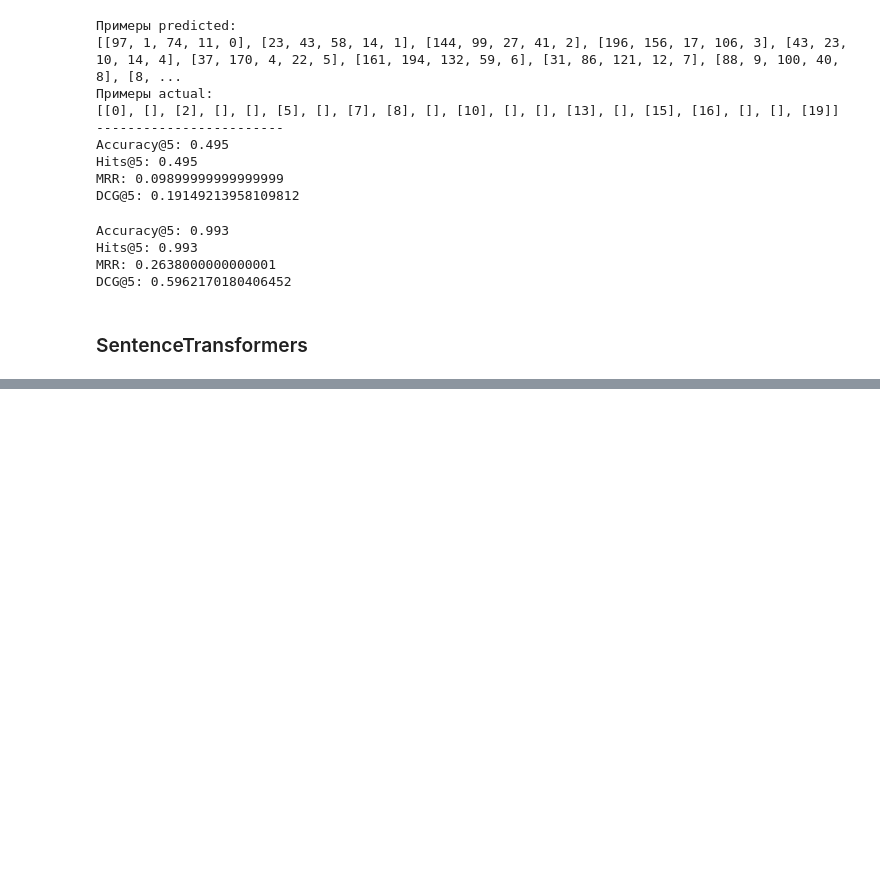
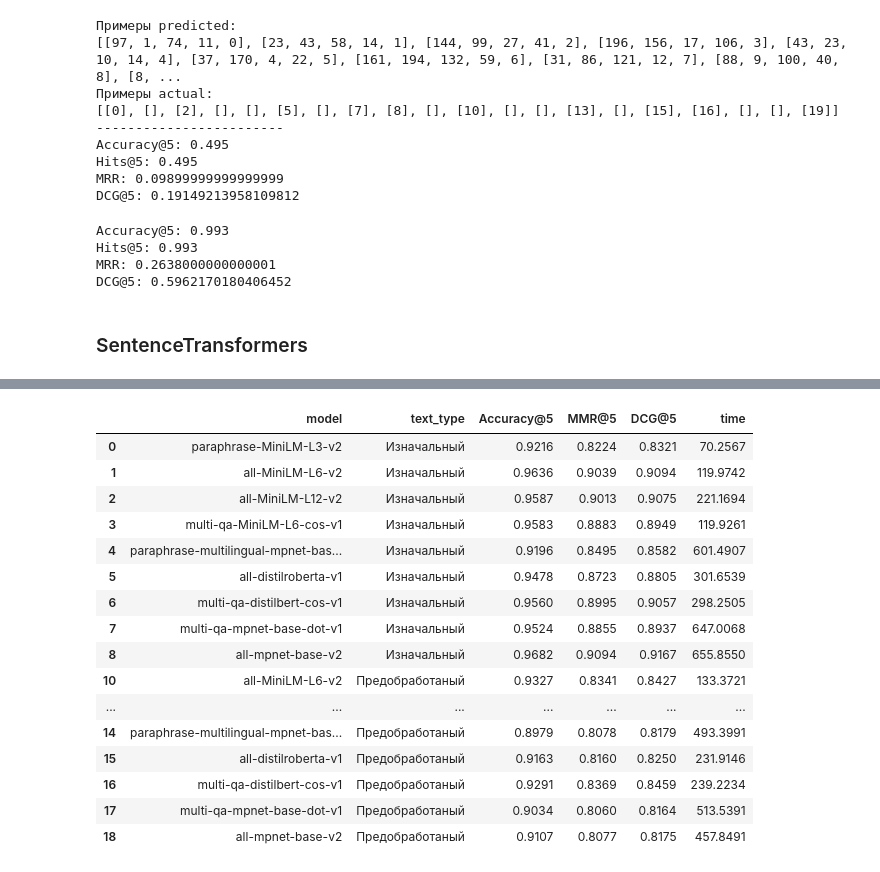
Before and after one commit to FedorSafonov/Medical-QA--MLE-, a Jupyter notebook: project.ipynb, the cells around one changed output, grey strips where cells are left out. Drawn from its saved outputs; the diff is of its cells as text; code cells hidden in the pictures; blank space fills up the shorter version.

```diff
--- a/project.ipynb
+++ b/project.ipynb
@@ -222,4 +225,4 @@ try:
     train_df = pd.read_csv('prep_train.csv')
 except:
     train_df = preprocess_dataframe(train_df)
-    train_df.to_csv('prep_train.csv', index=drop)
+    train_df.to_csv('prep_train.csv', index=False)
@@ -895,0 +823,2 @@ Wall time: 5min 57s
+# %%
+accuracy, mrr, dcg = evaluate_SentenceTransformer('all-MiniLM-L6-v2', train_df)
@@ -895,0 +841,2 @@ Wall time: 5min 57s
+# %%
+metrics = metrics.dropna()
@@ -895,0 +854,87 @@ Wall time: 5min 57s
+# %%
+def colorize_metrics_df(df):
+    return (df.sort_values('DCG@5', ascending=0)
+            .reset_index(drop=True)
+            .style
+            .set_caption("Метрики моделей SentenceTransformer")
+            .format("{:.2%}",subset=metrics_cols)
+            .format(precision=2,subset=['time'])
+            .background_gradient(cmap='summer',subset=metrics_cols)
+            .background_gradient(cmap='summer_r',subset=['time']))
+# %%
+%%time
+%%chime
+
+model_names = [ 'all-MiniLM-L6-v2',
+                'paraphrase-MiniLM-L3-v2',
+                'all-MiniLM-L12-v2',
+                'multi-qa-MiniLM-L6-cos-v1',
+                'paraphrase-multilingual-mpnet-base-v2',
+                'all-distilroberta-v1',
+                'multi-qa-distilbert-cos-v1',
+                'multi-qa-mpnet-base-dot-v1',
+                'all-mpnet-base-v2'
+                ]
+metrics_cols = ['Accuracy@5','MMR@5','DCG@5']
+
+try:
+    metrics = metrics.dropna()
+    counter = metrics.shape[0]+1
+except:
+    metrics = None
+    counter = 0
+
+
+for text_type in ['Изначальный', 'Предобработаный']:
+    for model_name in model_names:
+
+        if metrics is None:
+            metrics = pd.DataFrame(columns=['model','text_type'])
+
+        if (metrics.shape[0] == 0 or
+            model_name+text_type not in (metrics.model + metrics.text_type).to_list()):
+
+            metrics.loc[counter,'model'] = model_name
+            metrics.loc[counter,'text_type'] = text_type
+
+            if text_type == 'Изначальный':
+                text_cols=['question_1', 'question_2']
+            else:
+                text_cols=['processed_question_1','processed_question_2']
+
+            start = time.time()
+            accuracy, mrr, dcg = evaluate_SentenceTransformer(model_name, train_df, text_cols)
+            end = time.time()
+
+            metrics.loc[counter,'Accuracy@5'] = round(accuracy, 4)
+            metrics.loc[counter,'MMR@5'] = round(mrr, 4)
+            metrics.loc[counter,'DCG@5'] = round(dcg, 4)
+            metrics.loc[counter,'time'] = round(end-start, 4)
+
+            counter +=1
+
+            metrics_colored = colorize_metrics_df(metrics)
+
+            display(metrics_colored, clear = True)
+
+        else:
+            pass
+display(metrics, clear = True)
+# %% [output]
+|  | model | text_type | Accuracy@5 | MMR@5 | DCG@5 | time |
+| 0 | paraphrase-MiniLM-L3-v2 | Изначальный | 0.9216 | 0.8224 | 0.8321 | 70.2567 |
+| 1 | all-MiniLM-L6-v2 | Изначальный | 0.9636 | 0.9039 | 0.9094 | 119.9742 |
+| 2 | all-MiniLM-L12-v2 | Изначальный | 0.9587 | 0.9013 | 0.9075 | 221.1694 |
+| 3 | multi-qa-MiniLM-L6-cos-v1 | Изначальный | 0.9583 | 0.8883 | 0.8949 | 119.9261 |
+| 4 | paraphrase-multilingual-mpnet-bas... | Изначальный | 0.9196 | 0.8495 | 0.8582 | 601.4907 |
+| 5 | all-distilroberta-v1 | Изначальный | 0.9478 | 0.8723 | 0.8805 | 301.6539 |
+| 6 | multi-qa-distilbert-cos-v1 | Изначальный | 0.9560 | 0.8995 | 0.9057 | 298.2505 |
+| 7 | multi-qa-mpnet-base-dot-v1 | Изначальный | 0.9524 | 0.8855 | 0.8937 | 647.0068 |
+| 8 | all-mpnet-base-v2 | Изначальный | 0.9682 | 0.9094 | 0.9167 | 655.8550 |
+| 10 | all-MiniLM-L6-v2 | Предобработаный | 0.9327 | 0.8341 | 0.8427 | 133.3721 |
+| ... | ... | ... | ... | ... | ... | ... |
+| 14 | paraphrase-multilingual-mpnet-bas... | Предобработаный | 0.8979 | 0.8078 | 0.8179 | 493.3991 |
+| 15 | all-distilroberta-v1 | Предобработаный | 0.9163 | 0.8160 | 0.8250 | 231.9146 |
+| 16 | multi-qa-distilbert-cos-v1 | Предобработаный | 0.9291 | 0.8369 | 0.8459 | 239.2234 |
+| 17 | multi-qa-mpnet-base-dot-v1 | Предобработаный | 0.9034 | 0.8060 | 0.8164 | 513.5391 |
+| 18 | all-mpnet-base-v2 | Предобработаный | 0.9107 | 0.8077 | 0.8175 | 457.8491 |
```
Also changed, not shown: parts of 78 cells of this notebook, 7 other files.
